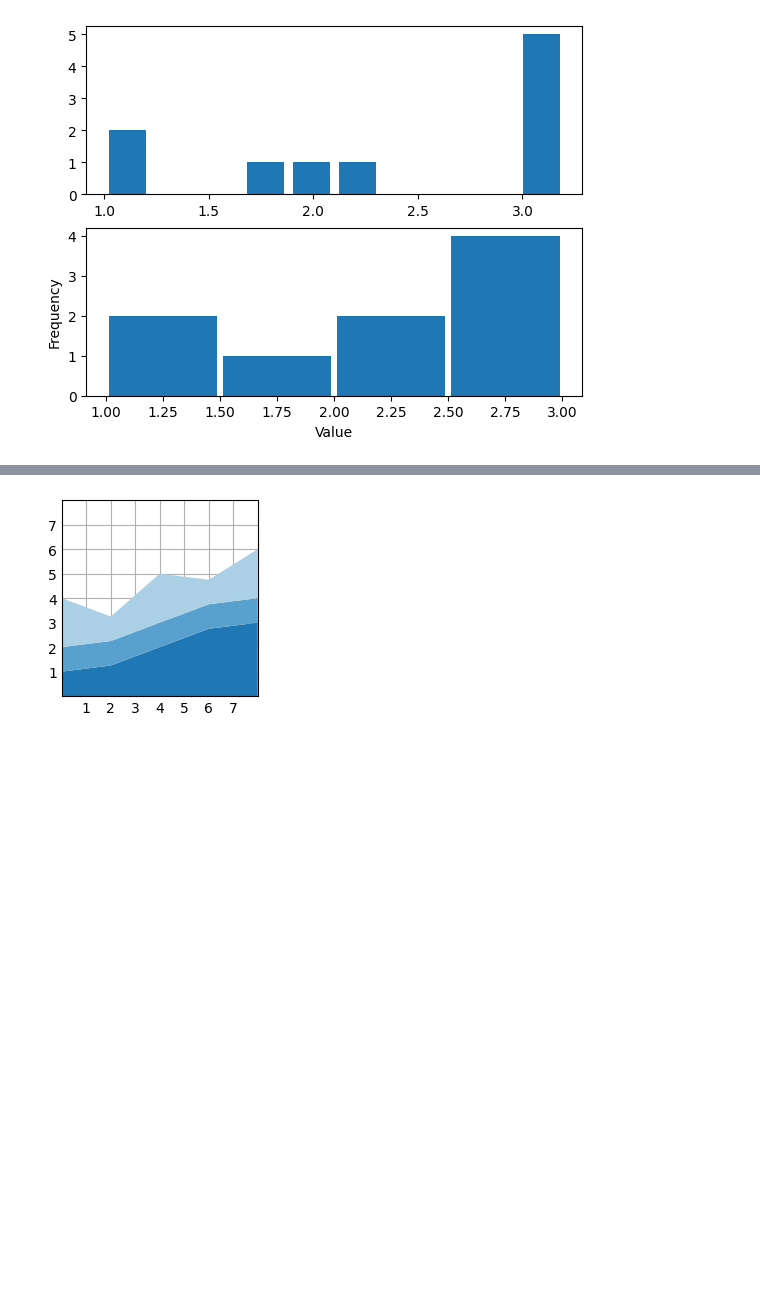
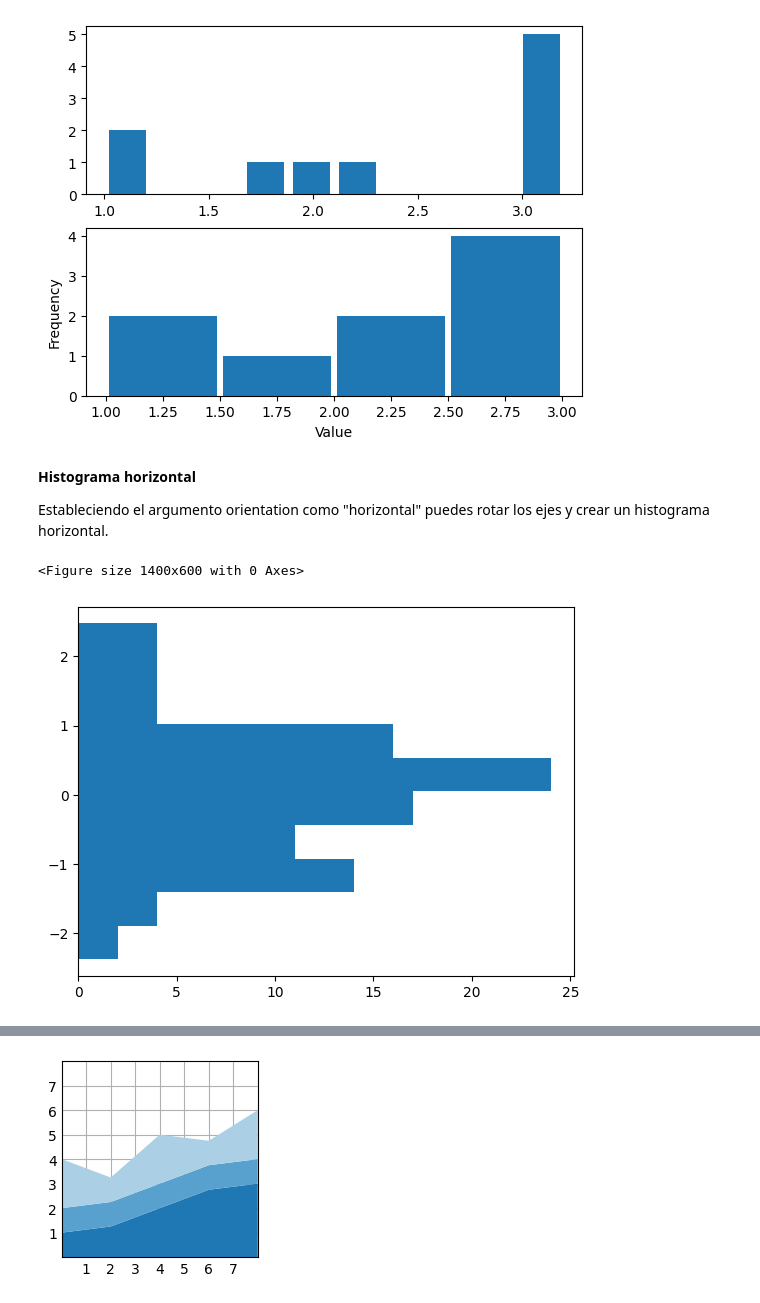
Before and after one commit to jorgenriquez/Inteligencia_artificial, a Jupyter notebook: Clase_02_Inteligencia_artificial.ipynb, the cells around one changed output, grey strips where cells are left out. Drawn from its saved outputs; the diff is of its cells as text; code cells hidden in the pictures; blank space fills up the shorter version.

```diff
--- a/Clase_02_Inteligencia_artificial.ipynb
+++ b/Clase_02_Inteligencia_artificial.ipynb
@@ -197,3 +197,23 @@ plt.ylabel("Frequency")
 plt.show()
 # %% [output]
 [figure]
+# %% [markdown]
+**Histograma horizontal**
+
+Estableciendo el argumento orientation como "horizontal" puedes rotar los ejes y crear un histograma horizontal.
+# %%
+# Semilla para reproducibilidad
+
+np.random.seed(4)
+
+# Simulación de datos
+x = np.random.normal(0, 1, 100)
+
+# Histograma
+plt.figure(figsize=(14,6))
+fig, ax = plt.subplots()
+ax.hist(x, orientation = "horizontal")
+plt.show()
+# %% [output]
+<Figure size 1400x600 with 0 Axes>
+[figure, added]
```
Also changed, not shown: parts of 17 cells of this notebook.
